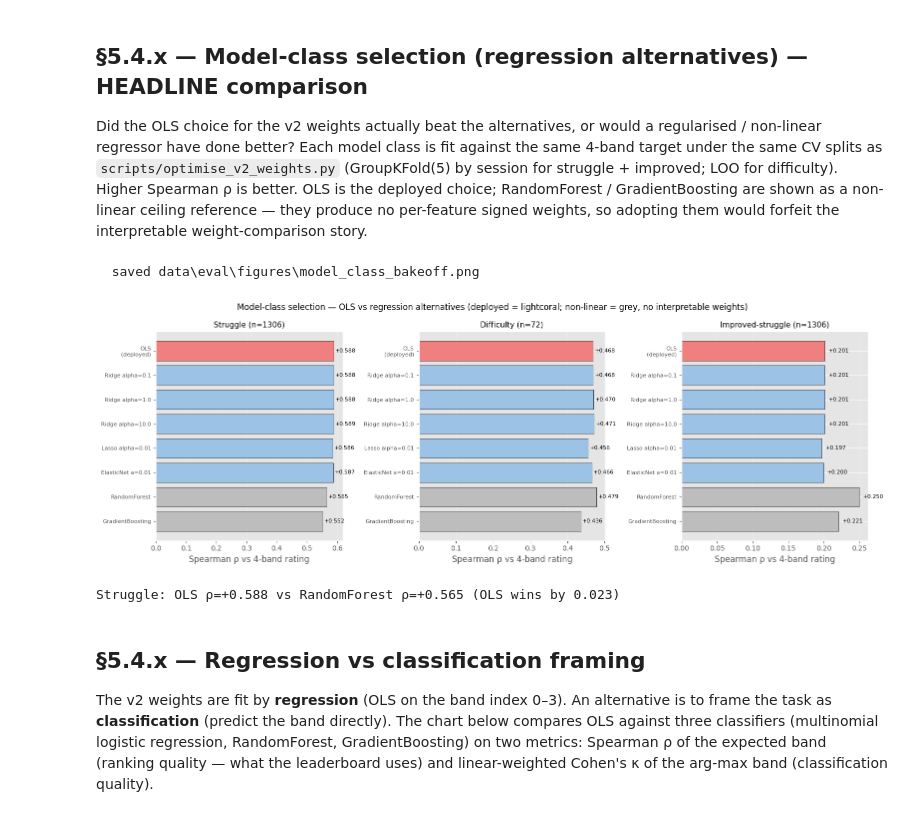
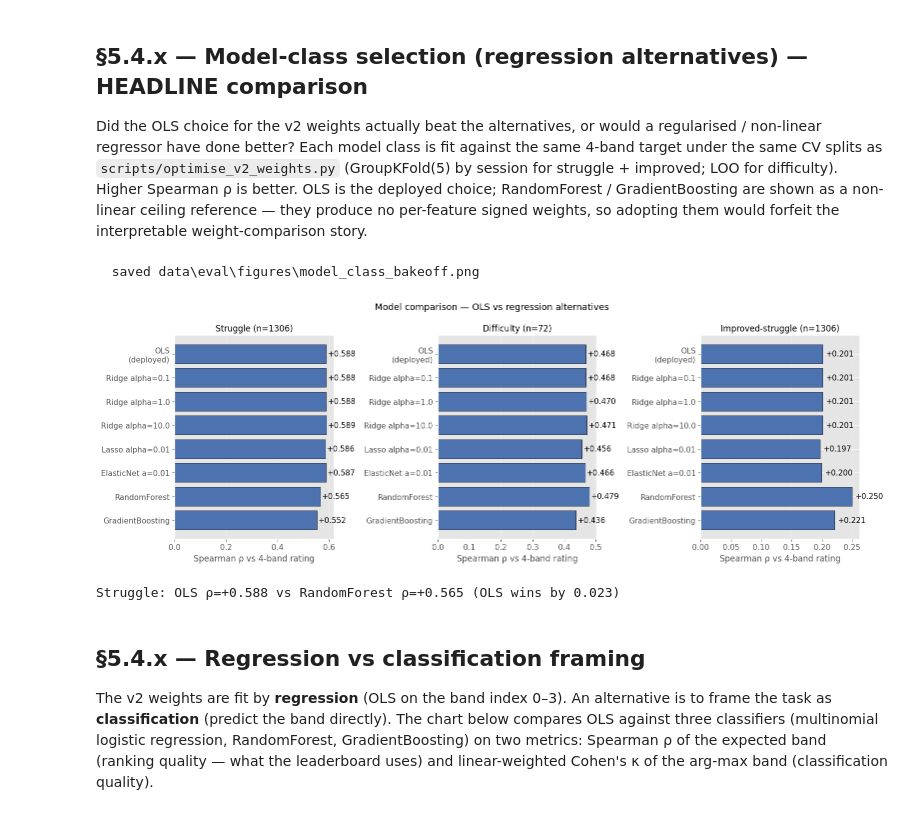
Before and after one commit to Bakri1851/Dashboard-v3, a Jupyter notebook: notebooks/eval_main.ipynb, the cells around one changed output. Drawn from its saved outputs; the diff is of its cells as text; code cells hidden in the pictures.

```diff
--- a/notebooks/eval_main.ipynb
+++ b/notebooks/eval_main.ipynb
@@ -150,6 +150,7 @@ Band indexes — struggle: {'On Track': 0, 'Minor Issues': 1, 'Struggling': 2, '
 
 COA122 second-semester deployment. 21 healthy sessions (excluding 2 with <10 students), 1306 student-time snapshots, 72 unique questions. Both v1 thresholds and the GPT-4o-mini rater find the cohort skews high on the struggle and difficulty scales — a publishable finding in itself.
 # %%
+plt.rcParams.update({'font.size': 12, 'axes.titlesize': 12, 'axes.labelsize': 12, 'xtick.labelsize': 11, 'ytick.labelsize': 11, 'legend.fontsize': 11, 'figure.titlesize': 13})
 # Cohort band distributions — the DEPLOYED v2 trained model (trained OLS weights
 # -> clip to [0, 1] -> trained config.py thresholds), shown against the LLM rater.
 # (v1 was cut from the report 2026-05-27; this characterises the deployed model.)
@@ -179,9 +180,9 @@ v2_difficulty_bands = Counter(v2_difficulty_levels)
 llm_struggle_bands = Counter(l['band'] for l in llm_struggle_labels.values())
 llm_difficulty_bands = Counter(l['band'] for l in llm_difficulty_labels.values())
 
-fig, axes = plt.subplots(1, 4, figsize=(20, 5))
+fig, axes = plt.subplots(2, 2, figsize=(13, 9))
 
-for ax, (title, counts, bands, total) in zip(axes, [
+for ax, (title, counts, bands, total) in zip(axes.flat, [
     ('v2 struggle (snapshots)',    v2_struggle_bands,    STRUGGLE_BANDS,   len(snapshots)),
     ('LLM struggle (snapshots)',   llm_struggle_bands,   STRUGGLE_BANDS,   len(llm_struggle_labels)),
     ('v2 difficulty (questions)',  v2_difficulty_bands,  DIFFICULTY_BANDS, len(diff_questions)),
@@ -191,8 +192,8 @@ for ax, (title, counts, bands, total) in zip(axes, [
     bars = ax.bar(bands, values, color=[COLOR_OK, '#ffcc00', '#ff6600', COLOR_WARN])
     for bar, v in zip(bars, values):
         ax.text(bar.get_x() + bar.get_width()/2, v + max(values)*0.01,
-                f'{v}\n({v/total:.0%})' if total else '0', ha='center', fontsize=9)
-    ax.set_title(title, fontsize=11)
+                f'{v}\n({v/total:.0%})' if total else '0', ha='center', fontsize=11)
+    ax.set_title(title, fontsize=12)
     ax.tick_params(axis='x', rotation=20)
     ax.set_ylim(0, max(values) * 1.18 if max(values) else 1)
     ax.grid(True, alpha=0.3, axis='y')
@@ -703,6 +704,7 @@ Two paired bar charts mirroring §5.4.3 but for the models where v2 *underperfor
 - **Difficulty v2** has a weak positive Spearman ρ but the cohort skews heavily Very Hard (76% of questions), leaving little signal to fit. The negative `t_tilde` and `a_tilde` weights survive the target swap.
 - **Improved-struggle v2** assigns negative weight to `w_M` (BKT mastery-gap) and `w_D` (IRT-adjusted exposure) under OLS just as it did under logistic regression — the LR concludes these components add noise rather than signal for band severity prediction.
 # %%
+plt.rcParams.update({'font.size': 12, 'axes.titlesize': 12, 'axes.labelsize': 12, 'xtick.labelsize': 11, 'ytick.labelsize': 11, 'legend.fontsize': 11, 'figure.titlesize': 13})
 # v2 weight diagnostics — difficulty + improved-struggle (v1 cut from report 2026-05-27).
 fig, axes = plt.subplots(1, 2, figsize=(16, 6))
 
@@ -722,7 +724,7 @@ ax.grid(True, alpha=0.3, axis='y')
 ax.text(0.02, 0.02,
         f'v2 rho = {diff_rho:+.3f}: weak positive correlation with band index at N={opt_difficulty["n_samples"]}.\n'
         'Cohort skews heavily Very Hard; little signal to fit.',
-        transform=ax.transAxes, va='bottom', fontsize=9,
+        transform=ax.transAxes, va='bottom', fontsize=11,
         bbox=dict(boxstyle='round', facecolor='white', alpha=0.9, edgecolor=COLOR_WARN))
 
 # --- Improved-struggle ---
@@ -743,10 +745,10 @@ ax.grid(True, alpha=0.3, axis='y')
 ax.text(0.02, 0.02,
         f'w_M and w_D are NEGATIVE under OLS: the trained model rejects BKT mastery + IRT exposure\n'
         f'as positive predictors of severity. rho = {imp_rho:+.3f} << struggle rho = {opt_struggle["spearman_rho_mean"]:+.3f}.',
-        transform=ax.transAxes, va='bottom', fontsize=9,
+        transform=ax.transAxes, va='bottom', fontsize=11,
         bbox=dict(boxstyle='round', facecolor='white', alpha=0.9, edgecolor=COLOR_WARN))
 
-fig.suptitle('v2 weight diagnostics - difficulty + improved-struggle (4-band target)', fontsize=12)
+fig.suptitle('v2 weight diagnostics - difficulty + improved-struggle (4-band target)', fontsize=13)
 _save('negative_findings_v2')
 plt.show()
 # %% [output]
@@ -1367,6 +1369,7 @@ choice; RandomForest / GradientBoosting are shown as a non-linear ceiling
 reference — they produce no per-feature signed weights, so adopting them would
 forfeit the interpretable weight-comparison story.
 # %%
+plt.rcParams.update({'font.size': 12, 'axes.titlesize': 12, 'axes.labelsize': 12, 'xtick.labelsize': 11, 'ytick.labelsize': 11, 'legend.fontsize': 11, 'figure.titlesize': 13})
 # Model-class bake-off — OLS vs regression alternatives, 3 targets.
 import json as _json
 mc = _json.loads((EVAL_DIR / 'model_class_bakeoff.json').read_text(encoding='utf-8'))['results']
@@ -1380,49 +1383,39 @@ def _rho(entry):
     return entry.get('mean', entry.get('pooled_rho'))
 
 # Stable model ordering (drop any model absent from a target)
 model_order = ['OLS (baseline)', 'Ridge alpha=0.1', 'Ridge alpha=1.0',
                'Ridge alpha=10.0', 'Lasso alpha=0.01', 'ElasticNet a=0.01',
                'RandomForest', 'GradientBoosting']
 
 fig, axes = plt.subplots(1, 3, figsize=(16, 5.5), sharey=False)
 for ax, (tk, title) in zip(axes, target_keys):
     models = mc[tk]['models']
     names = [m for m in model_order if m in models]
     vals = [_rho(models[m]) for m in names]
-    # colour: OLS accent, non-linear (RF/GB) warn, linear-reg grey-blue
-    colors = []
-    for m in names:
-        if m == 'OLS (baseline)':
-            colors.append(COLOR_V2)
-        elif m in ('RandomForest', 'GradientBoosting'):
-            colors.append('#bdbdbd')
-        else:
-            colors.append(COLOR_BAND)
     ypos = np.arange(len(names))
-    ax.barh(ypos, vals, color=colors, edgecolor='black', linewidth=0.5)
+    ax.barh(ypos, vals, color='#4C72B0', edgecolor='black', linewidth=0.5)
     for y, v in zip(ypos, vals):
         ax.text(v + (0.005 if v >= 0 else -0.005), y, f'{v:+.3f}',
-                va='center', ha='left' if v >= 0 else 'right', fontsize=8)
+                va='center', ha='left' if v >= 0 else 'right', fontsize=11)
     ax.set_yticks(ypos)
-    ax.set_yticklabels([m.replace(' (baseline)', '\n(deployed)') for m in names], fontsize=8)
+    ax.set_yticklabels([m.replace(' (baseline)', '\n(deployed)') for m in names], fontsize=11)
     ax.invert_yaxis()
     ax.set_xlabel('Spearman ρ vs 4-band rating')
-    ax.set_title(title, fontsize=11)
+    ax.set_title(title, fontsize=12)
     ax.grid(True, alpha=0.3, axis='x')
 
-fig.suptitle('Model-class selection — OLS vs regression alternatives (deployed = lightcoral; '
-             'non-linear = grey, no interpretable weights)', fontsize=12)
+fig.suptitle('Model comparison — OLS vs regression alternatives', fontsize=13)
 _save('model_class_bakeoff')
 plt.show()
 
 # Headline line for the writer
 s_ols = _rho(mc['struggle']['models']['OLS (baseline)'])
 s_rf  = _rho(mc['struggle']['models']['RandomForest'])
 print(f'Struggle: OLS ρ={s_ols:+.3f} vs RandomForest ρ={s_rf:+.3f} '
       f'(OLS {"wins" if s_ols > s_rf else "loses"} by {abs(s_ols - s_rf):.3f})')
 # %% [output]
   saved data\eval\figures\model_class_bakeoff.png
-[figure, old version]
+[figure, new version]
 Struggle: OLS ρ=+0.588 vs RandomForest ρ=+0.565 (OLS wins by 0.023)
 # %% [markdown]
 ## §5.4.x — Regression vs classification framing
```
Also changed, not shown: parts of 16 cells of this notebook, 58 other files.
